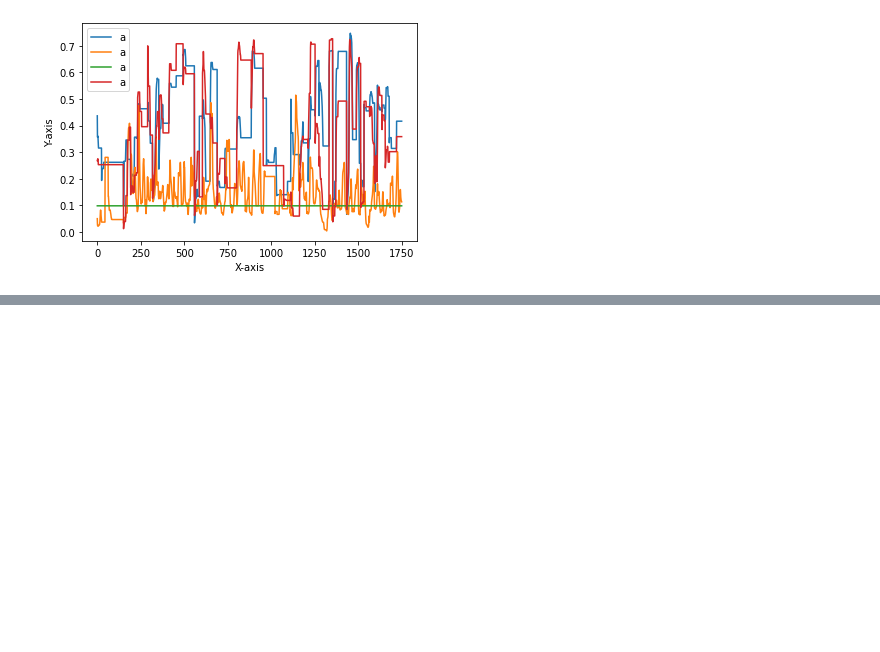
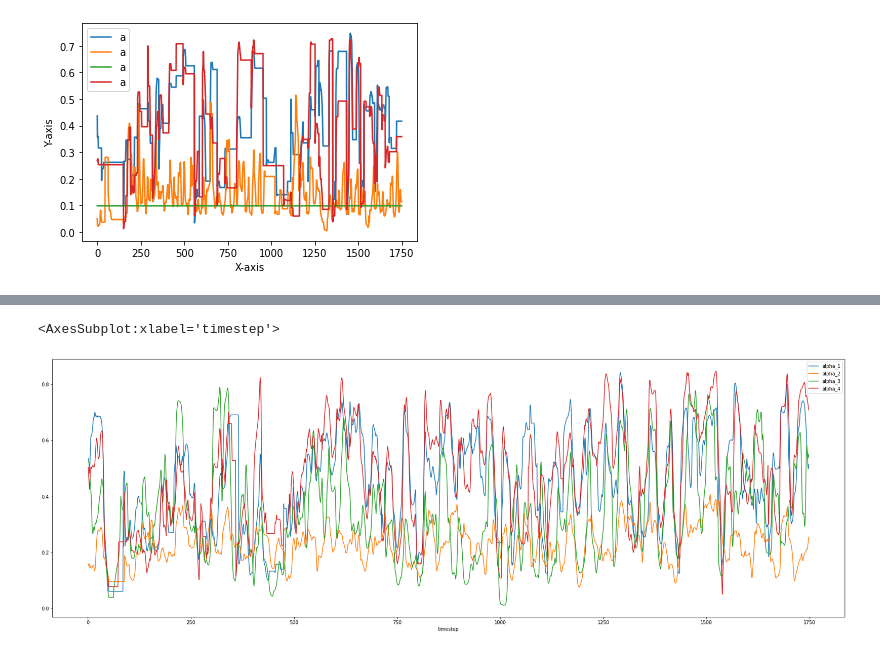
Before and after one commit to asheeshcric/VA, a Jupyter notebook: notebooks/EEG_Feature_Extraction.ipynb, the cells around one changed output, grey strips where cells are left out. Cells and saved outputs as stored; diff of their text form; code cells hidden in the pictures; blank space fills up the shorter version.

Commit message:
Plot sample EEG data for different bands

```diff
--- a/notebooks/EEG_Feature_Extraction.ipynb
+++ b/notebooks/EEG_Feature_Extraction.ipynb
@@ -82,3 +82,5 @@ plt.legend()
 plt.show()
 # %% [output]
 [figure]
+# %%
+eeg_data_file = '/home/ashish/Documents/github/VA/data/cognitive_data/user_3/session_2/block5_2/eeg/3_5_2.csv'
@@ -84,0 +89,3 @@ plt.show()
+# %%
+X = pd.read_csv(eeg_data_file)
+X.head()
@@ -84,0 +100,5 @@ plt.show()
+# %%
+X.plot(x="timestep", y=["alpha_1", "alpha_2", "alpha_3", "alpha_4"], figsize=(30, 10))
+# %% [output]
+<AxesSubplot:xlabel='timestep'>
+[figure, added]
```
Also changed, not shown: parts of 9 cells of this notebook.
